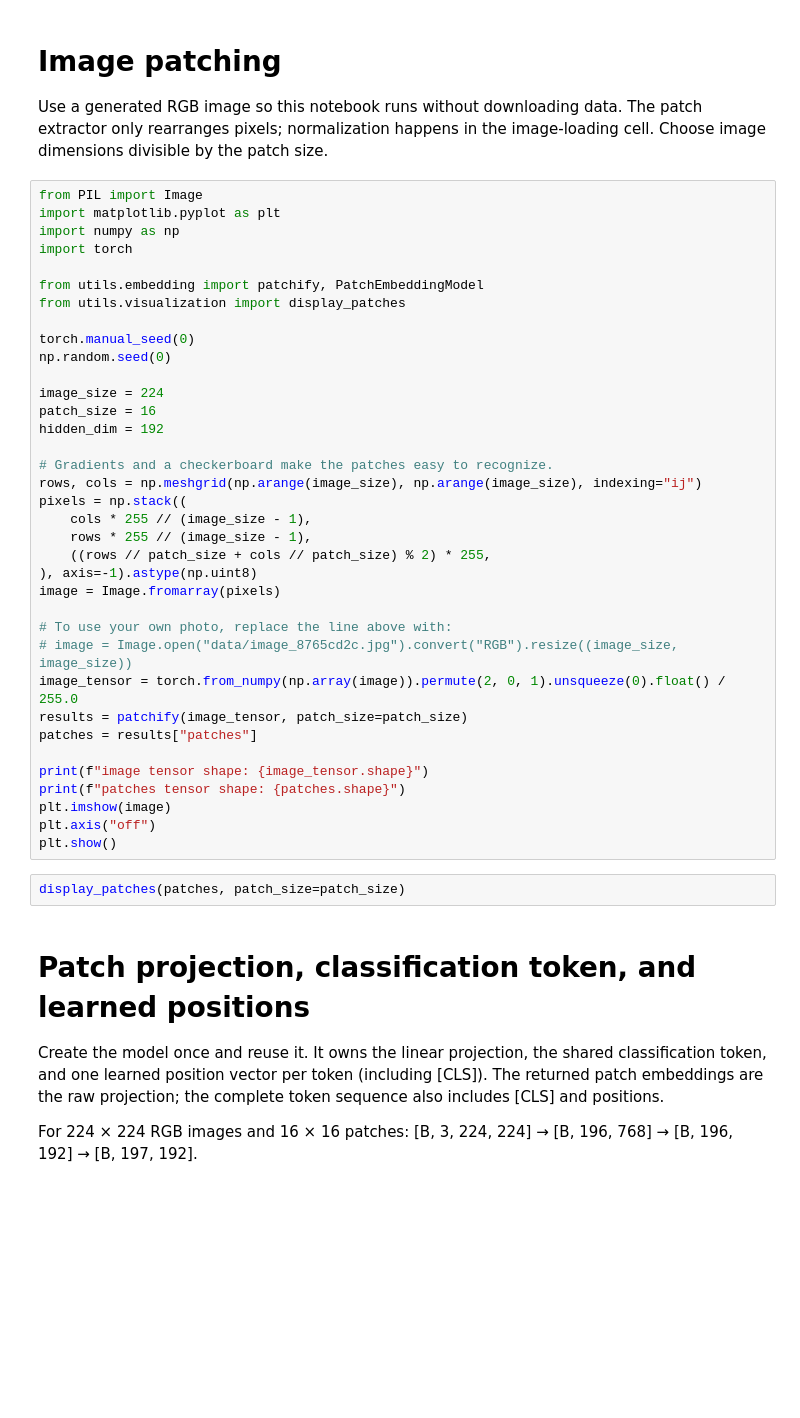
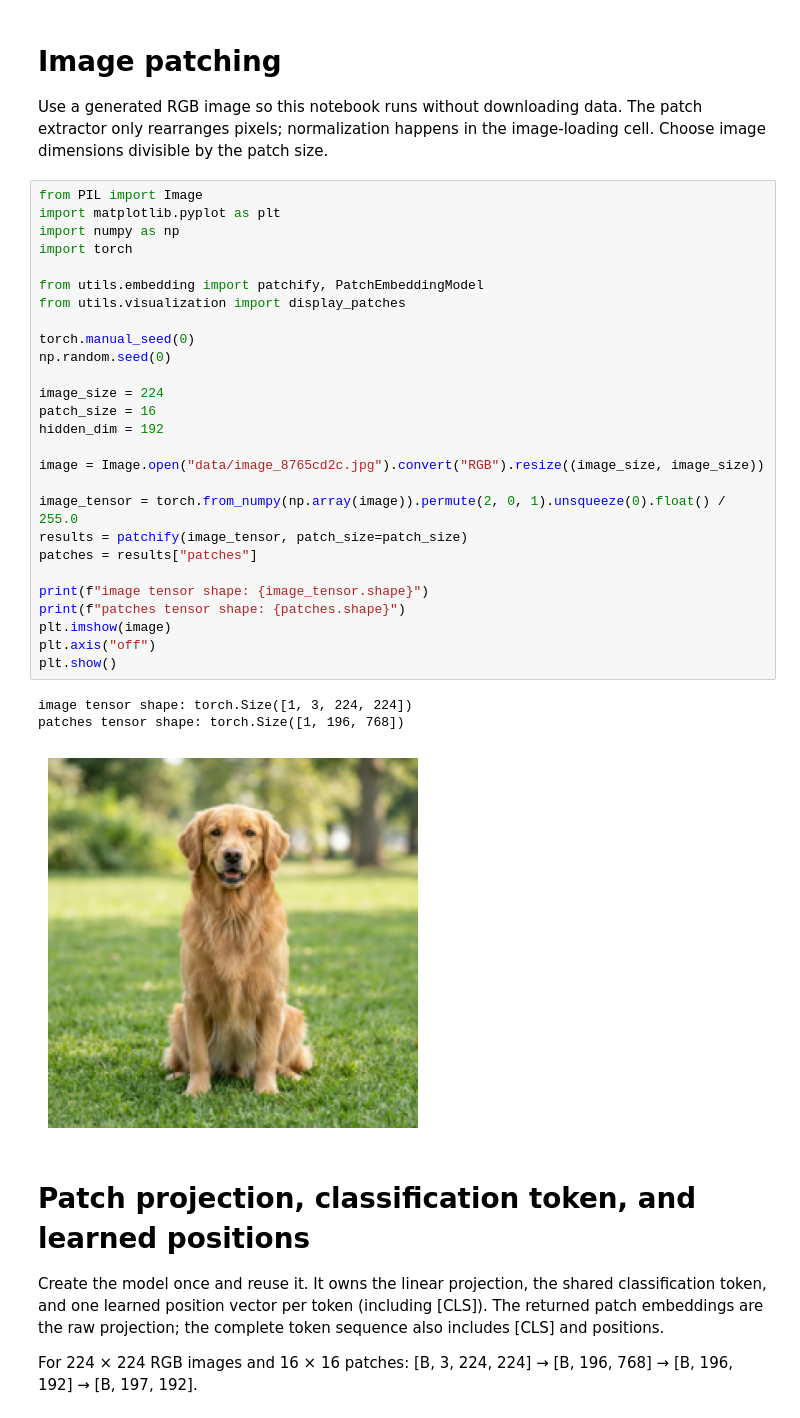
Before and after one commit to kasrasa/Vision-Transformers, a Jupyter notebook: patch_embedding.ipynb, the cells around one changed output. Saved outputs shown, nothing was run; the diff lists cells and outputs as text; blank space fills up the shorter version.

```diff
--- a/patch_embedding.ipynb
+++ b/patch_embedding.ipynb
@@ -5,41 +5,34 @@ Use a generated RGB image so this notebook runs without downloading data. The pa
 # %%
 from PIL import Image
 import matplotlib.pyplot as plt
 import numpy as np
 import torch
 
 from utils.embedding import patchify, PatchEmbeddingModel
 from utils.visualization import display_patches
 
 torch.manual_seed(0)
 np.random.seed(0)
 
 image_size = 224
 patch_size = 16
 hidden_dim = 192
 
-# Gradients and a checkerboard make the patches easy to recognize.
-rows, cols = np.meshgrid(np.arange(image_size), np.arange(image_size), indexing="ij")
-pixels = np.stack((
-    cols * 255 // (image_size - 1),
-    rows * 255 // (image_size - 1),
-    ((rows // patch_size + cols // patch_size) % 2) * 255,
-), axis=-1).astype(np.uint8)
-image = Image.fromarray(pixels)
+image = Image.open("data/image_8765cd2c.jpg").convert("RGB").resize((image_size, image_size))
 
-# To use your own photo, replace the line above with:
-# image = Image.open("data/image_8765cd2c.jpg").convert("RGB").resize((image_size, image_size))
 image_tensor = torch.from_numpy(np.array(image)).permute(2, 0, 1).unsqueeze(0).float() / 255.0
 results = patchify(image_tensor, patch_size=patch_size)
 patches = results["patches"]
 
 print(f"image tensor shape: {image_tensor.shape}")
 print(f"patches tensor shape: {patches.shape}")
 plt.imshow(image)
 plt.axis("off")
 plt.show()
+# %% [output]
+image tensor shape: torch.Size([1, 3, 224, 224])
+patches tensor shape: torch.Size([1, 196, 768])
+[figure, added]
-# %%
-display_patches(patches, patch_size=patch_size)
 # %% [markdown]
 # Patch projection, classification token, and learned positions
 
```
Also changed, not shown: parts of 3 cells of this notebook, 2 other files.
